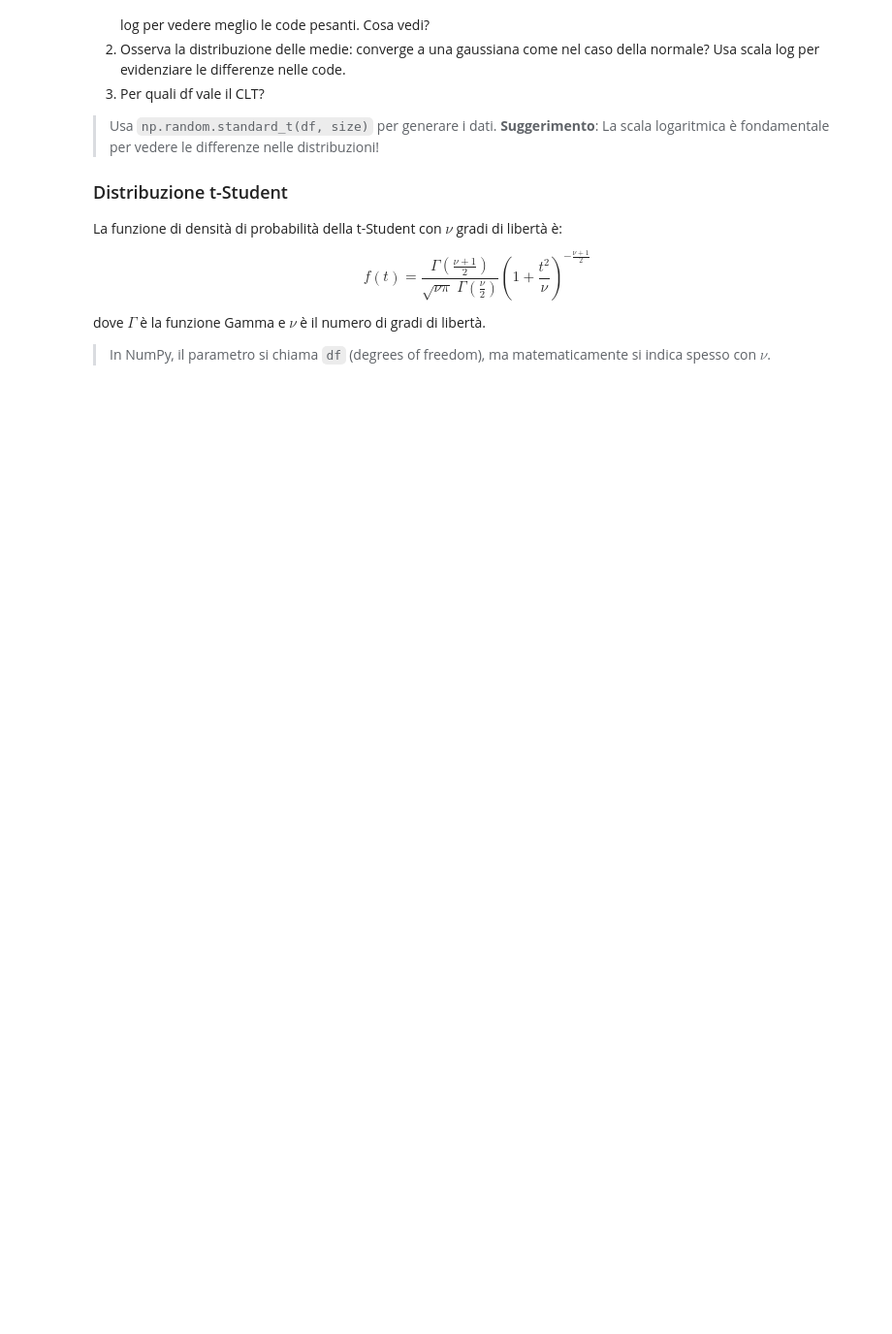
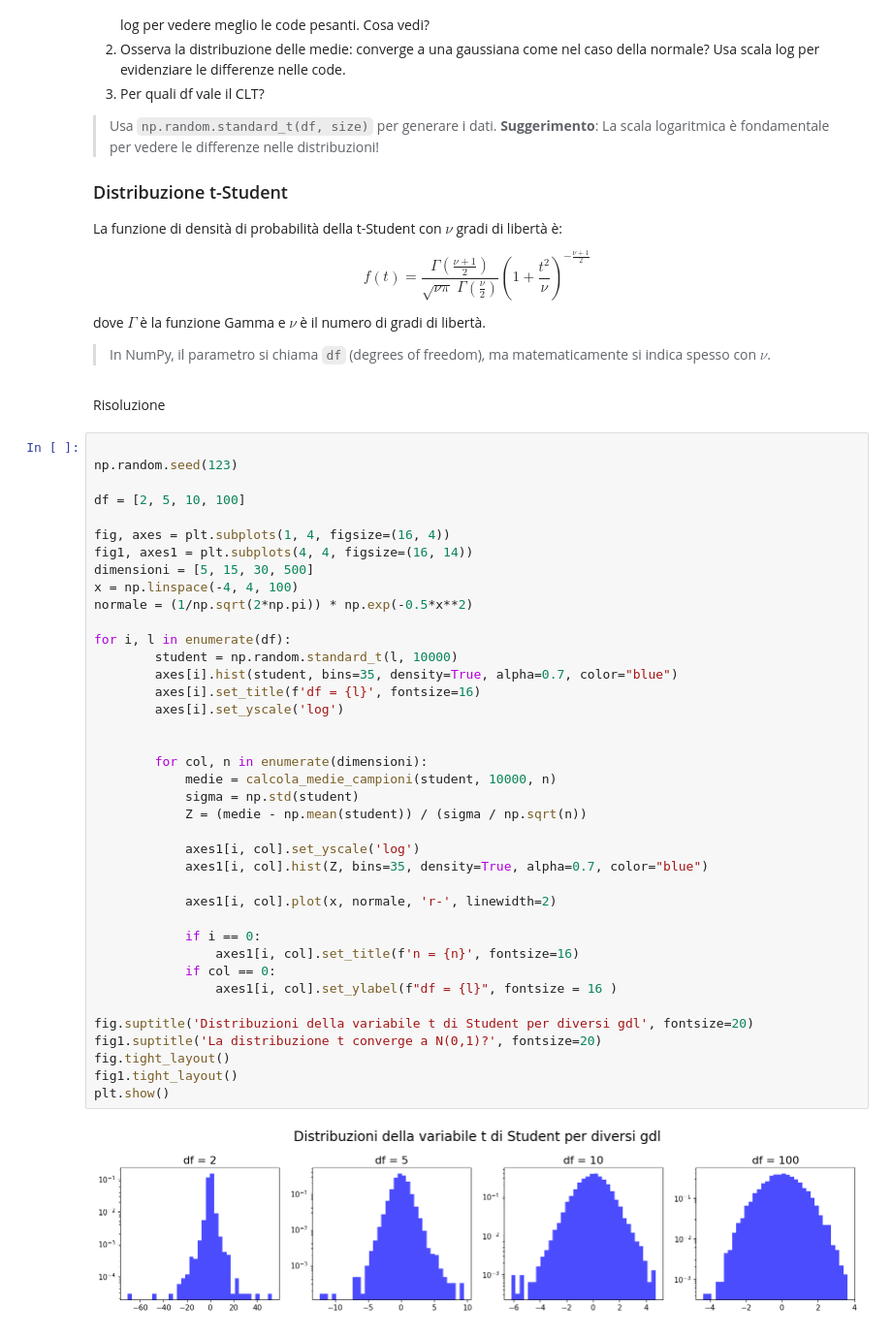
Before and after one commit to michelebrambilla/mio-primo-jupyter, a Jupyter notebook: parte2_CLT.ipynb, the cells around one changed output. Shown at 97% size. Cells and saved outputs as stored; diff of their text form; blank space fills up the shorter version.

```diff
--- a/parte2_CLT.ipynb
+++ b/parte2_CLT.ipynb
@@ -304,3 +304,46 @@ $$
 dove $\Gamma$ è la funzione Gamma e $\nu$ è il numero di gradi di libertà.
 
 > In NumPy, il parametro si chiama `df` (degrees of freedom), ma matematicamente si indica spesso con $\nu$.
+# %% [markdown]
+Risoluzione
+# %%
+
+np.random.seed(123)
+
+df = [2, 5, 10, 100]
+
+fig, axes = plt.subplots(1, 4, figsize=(16, 4))
+fig1, axes1 = plt.subplots(4, 4, figsize=(16, 14))
+dimensioni = [5, 15, 30, 500]
+x = np.linspace(-4, 4, 100)
+normale = (1/np.sqrt(2*np.pi)) * np.exp(-0.5*x**2)
+
+for i, l in enumerate(df):
+        student = np.random.standard_t(l, 10000)
+        axes[i].hist(student, bins=35, density=True, alpha=0.7, color="blue")
+        axes[i].set_title(f'df = {l}', fontsize=16)
+        axes[i].set_yscale('log')
+
+
+        for col, n in enumerate(dimensioni):
+            medie = calcola_medie_campioni(student, 10000, n)
+            sigma = np.std(student)
+            Z = (medie - np.mean(student)) / (sigma / np.sqrt(n))
+
+            axes1[i, col].set_yscale('log')
+            axes1[i, col].hist(Z, bins=35, density=True, alpha=0.7, color="blue")
+
+            axes1[i, col].plot(x, normale, 'r-', linewidth=2)
+
+            if i == 0:
+                axes1[i, col].set_title(f'n = {n}', fontsize=16)
+            if col == 0:
+                axes1[i, col].set_ylabel(f"df = {l}", fontsize = 16 )
+
+fig.suptitle('Distribuzioni della variabile t di Student per diversi gdl', fontsize=20)
+fig1.suptitle('La distribuzione t converge a N(0,1)?', fontsize=20)
+fig.tight_layout()
+fig1.tight_layout()
+plt.show()
+# %% [output]
+[figure, added]
```
Also changed, not shown: parts of 2 cells of this notebook, 1 other file.
